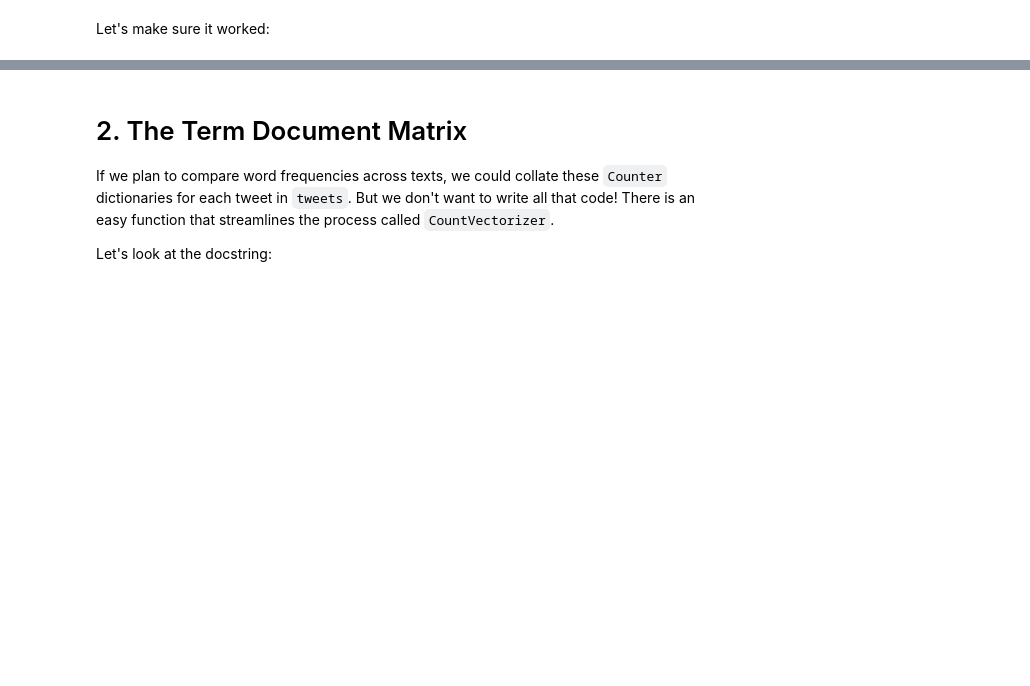
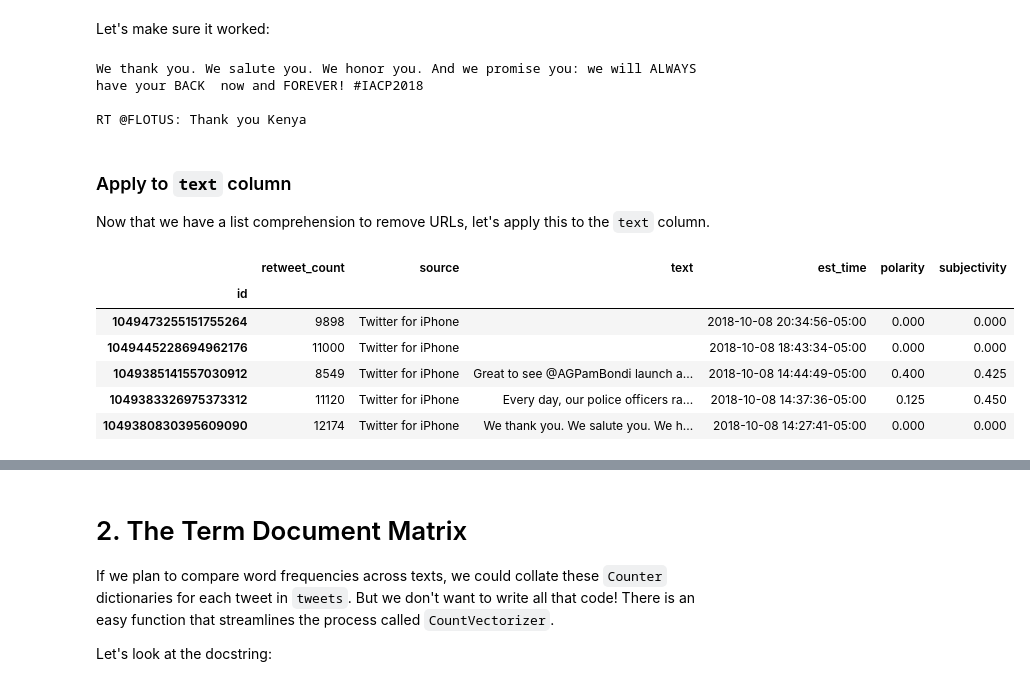
Before and after one commit to ds-modules/PACS-190, a Jupyter notebook: 03_TDF_Sentiment.ipynb, the cells around one changed output, grey strips where cells are left out. Cells and saved outputs as stored; diff of their text form; code cells hidden in the pictures; blank space fills up the shorter version.

Commit message:
adding modified notebooks - 2 and 3 with demo

```diff
--- a/03_TDF_Sentiment.ipynb
+++ b/03_TDF_Sentiment.ipynb
@@ -41,3 +45,14 @@ from sklearn.feature_extraction.text import TfidfTransformer
+# %%
+# Run this cell to set up your notebook
+import csv
+import matplotlib.pyplot as plt
+
+# Ensure that Pandas shows at least 280 characters in columns, so we can see full tweets
+pd.set_option('max_colwidth', 280)
+
+%matplotlib inline
+plt.style.use('fivethirtyeight')
+import re
 # %% [markdown]
 ## Introduction
 
@@ -56,7 +71,7 @@ In order to actually turn our text into a bag of words, we'll have to do some pr
 To start with, let's import NLTK and load some data: tweets from @realDonaldTrump.
 # %%
 # read in the data from a file
-trump = pd.read_csv('data/trump_tweets.csv', header=0, index_col=0)
+trump = pd.read_csv('data/trumptweets.csv', header=0, index_col=0)
 
 # display the table of data
 trump.head()
@@ -241,4 +290,24 @@ Let's make sure it worked:
 # %%
-print(no_urls_all_engl[0])
+print(no_urls_all_engl[4])
 print()
-print(no_urls_all_engl[710])
+print(no_urls_all_engl[9])
+# %% [output]
+We thank you. We salute you. We honor you. And we promise you: we will ALWAYS have your BACK  now and FOREVER! #IACP2018
+
+RT @FLOTUS: Thank you Kenya
+# %% [markdown]
+### Apply to `text` column
+
+Now that we have a list comprehension to remove URLs, let's apply this to the `text` column.
+# %%
+trump['text'] = [re.sub(r"https?://\S+", "", x) for x in trump['text']] #Your code here
+
+trump.head()
+# %% [output]
+|  | retweet_count | source | text | est_time | polarity | subjectivity |
+| id |  |  |  |  |  |  |
+| 1049473255151755264 | 9898 | Twitter for iPhone |  | 2018-10-08 20:34:56-05:00 | 0.000 | 0.000 |
+| 1049445228694962176 | 11000 | Twitter for iPhone |  | 2018-10-08 18:43:34-05:00 | 0.000 | 0.000 |
+| 1049385141557030912 | 8549 | Twitter for iPhone | Great to see @AGPamBondi launch a... | 2018-10-08 14:44:49-05:00 | 0.400 | 0.425 |
+| 1049383326975373312 | 11120 | Twitter for iPhone | Every day, our police officers ra... | 2018-10-08 14:37:36-05:00 | 0.125 | 0.450 |
+| 1049380830395609090 | 12174 | Twitter for iPhone | We thank you. We salute you. We h... | 2018-10-08 14:27:41-05:00 | 0.000 | 0.000 |
```
Also changed, not shown: parts of 30 cells of this notebook, 6 other files.
